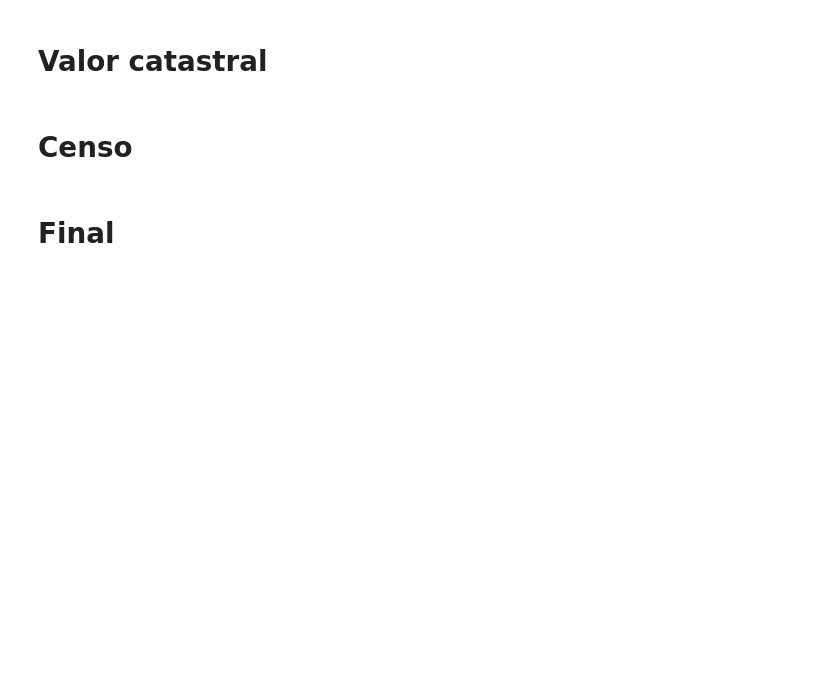
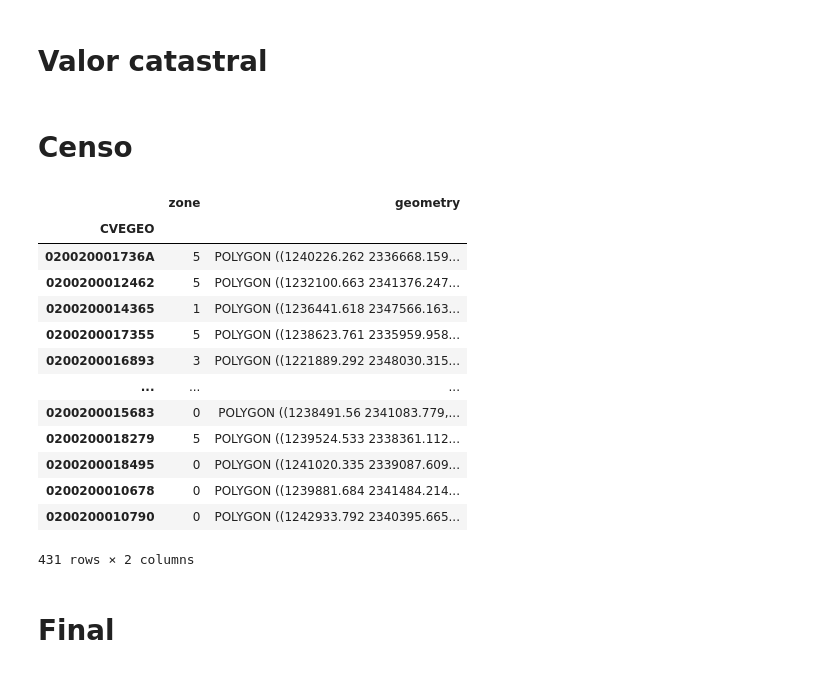
Before and after one commit to RodolfoFigueroa/housing_choice, a Jupyter notebook: 01_agebs.ipynb, the cells around one changed output. Saved outputs shown, nothing was run; the diff lists cells and outputs as text; code cells hidden in the pictures; blank space fills up the shorter version.

```diff
--- a/01_agebs.ipynb
+++ b/01_agebs.ipynb
@@ -112,0 +72,17 @@ for c in df_census.columns:
+# %%
+df_geom
+# %% [output]
+|  | zone | geometry |
+| CVEGEO |  |  |
+| 020020001736A | 5 | POLYGON ((1240226.262 2336668.159... |
+| 0200200012462 | 5 | POLYGON ((1232100.663 2341376.247... |
+| 0200200014365 | 1 | POLYGON ((1236441.618 2347566.163... |
+| 0200200017355 | 5 | POLYGON ((1238623.761 2335959.958... |
+| 0200200016893 | 3 | POLYGON ((1221889.292 2348030.315... |
+| ... | ... | ... |
+| 0200200015683 | 0 | POLYGON ((1238491.56 2341083.779,... |
+| 0200200018279 | 5 | POLYGON ((1239524.533 2338361.112... |
+| 0200200018495 | 0 | POLYGON ((1241020.335 2339087.609... |
+| 0200200010678 | 0 | POLYGON ((1239881.684 2341484.214... |
+| 0200200010790 | 0 | POLYGON ((1242933.792 2340395.665... |
+431 rows × 2 columns
```
Also changed, not shown: parts of 5 cells of this notebook, 7 other files.
